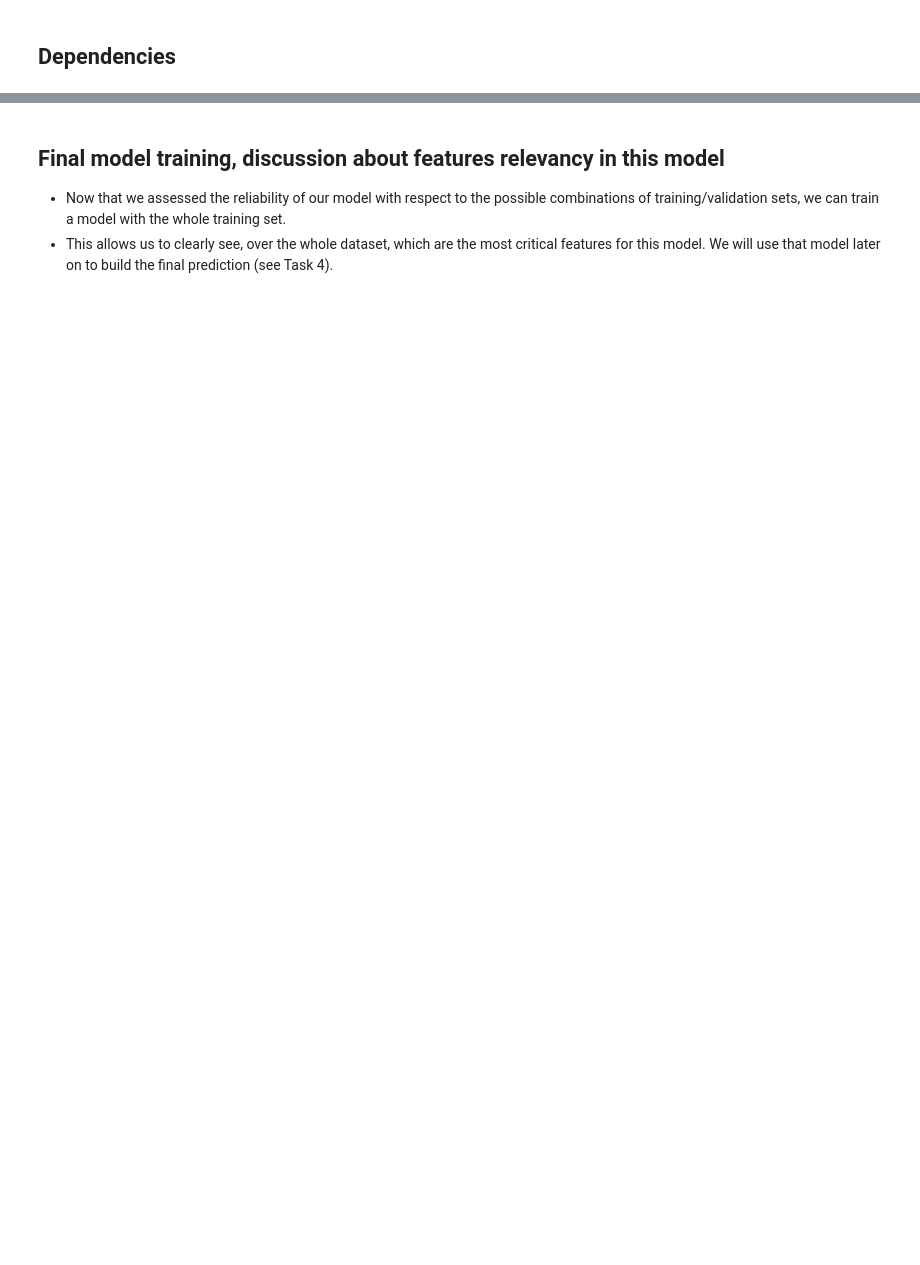
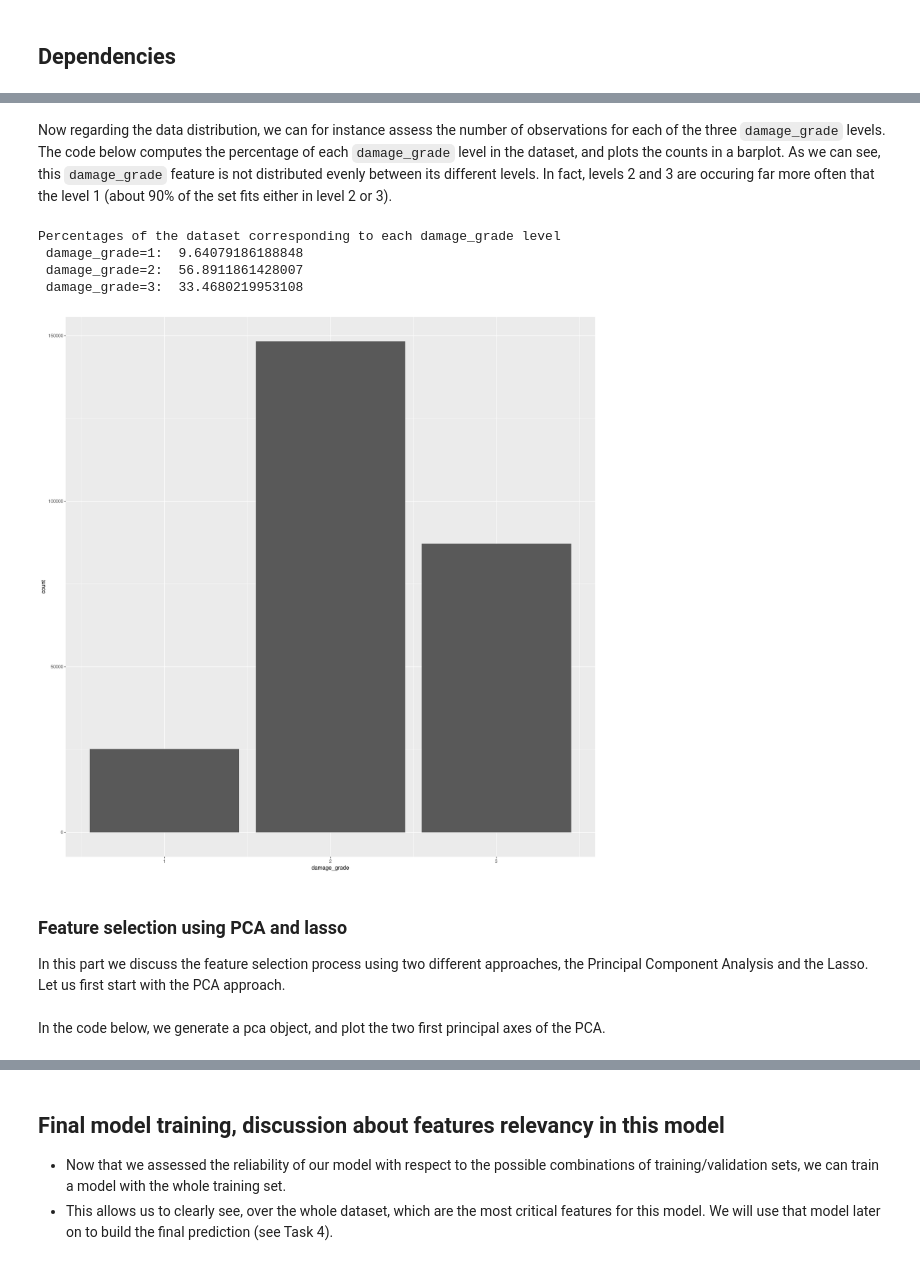
Before and after one commit to ULB-INFO-F-422/richter-s-predictor-group-38, a Jupyter notebook: implementation.ipynb, the cells around one changed output, grey strips where cells are left out. Drawn from its saved outputs; the diff is of its cells as text; code cells hidden in the pictures; blank space fills up the shorter version.

```diff
--- a/implementation.ipynb
+++ b/implementation.ipynb
@@ -265,0 +229,22 @@ ERROR: Error in autoplot(pca, x = main, y = second, data = c, colour = "COHORT",
+# %% [markdown]
+Now regarding the data distribution, we can for instance assess the number of observations for each of the three `damage_grade` levels. The code below computes the percentage of each `damage_grade` level in the dataset, and plots the counts in a barplot. As we can see, this `damage_grade` feature is not distributed evenly between its different levels. In fact, levels 2 and 3 are occuring far more often that the level 1 (about 90% of the set fits either in level 2 or 3).
+# %%
+ggplot(dataPP, aes(x= damage_grade)) + geom_bar()
+
+
+numberOfEntries = nrow(dataPP)
+cat(paste0("Percentages of the dataset corresponding to each damage_grade level \n"))
+cat(paste0(" damage_grade=1:  ", nrow(subset(dataPP, damage_grade==1))/ numberOfEntries *100),"\n",
+    "damage_grade=2: ", paste0(nrow(subset(dataPP, damage_grade==2))/ numberOfEntries *100), "\n",
+    "damage_grade=3: ", paste0(nrow(subset(dataPP, damage_grade==3))/ numberOfEntries *100))
+# %% [output]
+Percentages of the dataset corresponding to each damage_grade level
+ damage_grade=1:  9.64079186188848
+ damage_grade=2:  56.8911861428007
+ damage_grade=3:  33.4680219953108
+[figure, added]
+# %% [markdown]
+### Feature selection using PCA and lasso
+In this part we discuss the feature selection process using two different approaches, the Principal Component Analysis and the Lasso. Let us first start with the PCA approach.
+# %% [markdown]
+In the code below, we generate a pca object, and plot the two first principal axes of the PCA.
```
Also changed, not shown: parts of 79 cells of this notebook.
